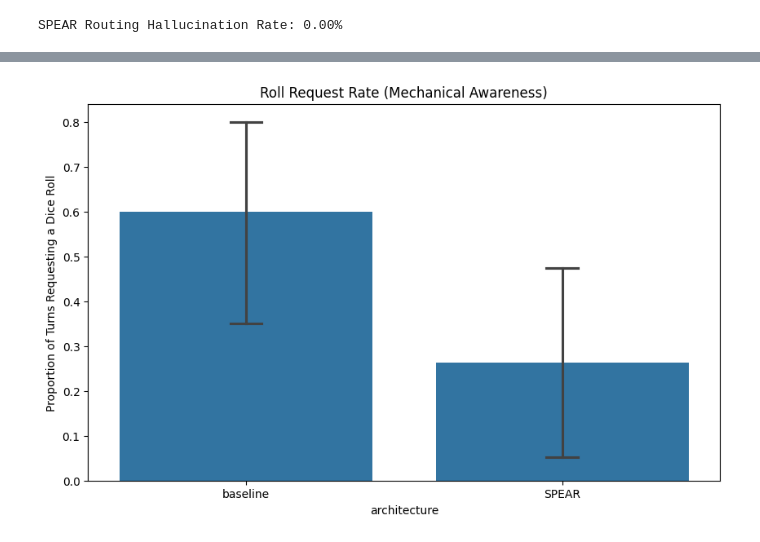
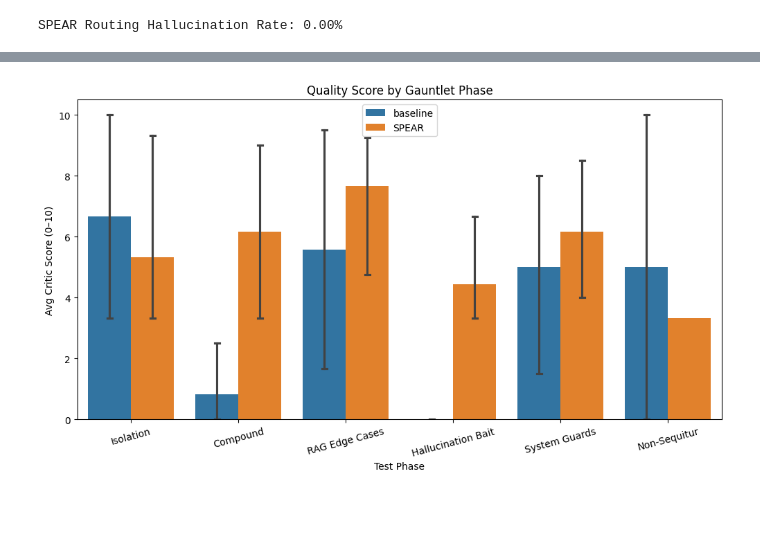
Before and after one commit to jandyyyy39/RAGnarok, a Jupyter notebook: eval/architecture/mistral-small3.2_llama3.2.ipynb, the cells around one changed output, grey strips where cells are left out. Saved outputs shown, nothing was run; the diff lists cells and outputs as text; code cells hidden in the pictures; blank space fills up the shorter version.

```diff
--- a/eval/architecture/mistral-small3.2_llama3.2.ipynb
+++ b/eval/architecture/mistral-small3.2_llama3.2.ipynb
@@ -13,8 +16,8 @@ def load_logs(file_path):
         data = json.load(f)
     return pd.json_normalize(data)
 
-baseline_df = load_logs('../../data/history/baseline_architecture_log.json')
-spear_df = load_logs('../../data/history/spear_architecture_log.json')
+baseline_df = load_logs('data/baseline_architecture_log.json')
+spear_df = load_logs('data/spear_mistral-small3.2-llama3.2.json')
 df = pd.concat([baseline_df, spear_df], ignore_index=True)
 # %%
 plt.figure(figsize=(10, 6))
@@ -139,13 +209,34 @@ plt.show()
 # %%
-df['requested_roll'] = df['final_output.pending_action.skill'].notna().astype(int)
+phase_labels = [
+    'Isolation', 'Isolation', 'Isolation',
+    'Compound', 'Compound', 'Compound', 'Compound',
+    'RAG Edge Cases', 'RAG Edge Cases', 'RAG Edge Cases', 'RAG Edge Cases',
+    'Hallucination Bait', 'Hallucination Bait', 'Hallucination Bait',
+    'System Guards', 'System Guards', 'System Guards', 'System Guards',
+    'Non-Sequitur', 'Non-Sequitur'
+]
 
-plt.figure(figsize=(10, 6))
-sns.barplot(x='architecture', y='requested_roll', data=df, capsize=.1)
-plt.title('Roll Request Rate (Mechanical Awareness)')
-plt.ylabel('Proportion of Turns Requesting a Dice Roll')
+# Assign to both architectures by turn order
+df['phase'] = df.groupby('architecture').cumcount().map(
+    dict(enumerate(phase_labels))
+)
+
+plt.figure(figsize=(12, 6))
+sns.barplot(
+    x='phase',
+    y='avg_critic_score',
+    hue='architecture',
+    data=df,
+    capsize=0.1
+)
+plt.title('Quality Score by Gauntlet Phase')
+plt.xlabel('Test Phase')
+plt.ylabel('Avg Critic Score (0–10)')
+plt.xticks(rotation=15)
+plt.legend()
 plt.show()
 # %% [output]
-[figure, old version]
+[figure, new version]
 # %%
 df_sorted = df.sort_values('timestamp_utc')
 df_sorted['cumulative_tokens'] = df_sorted.groupby('architecture')['total_tokens'].cumsum()
```
Also changed, not shown: parts of 13 cells of this notebook, 11 other files.
